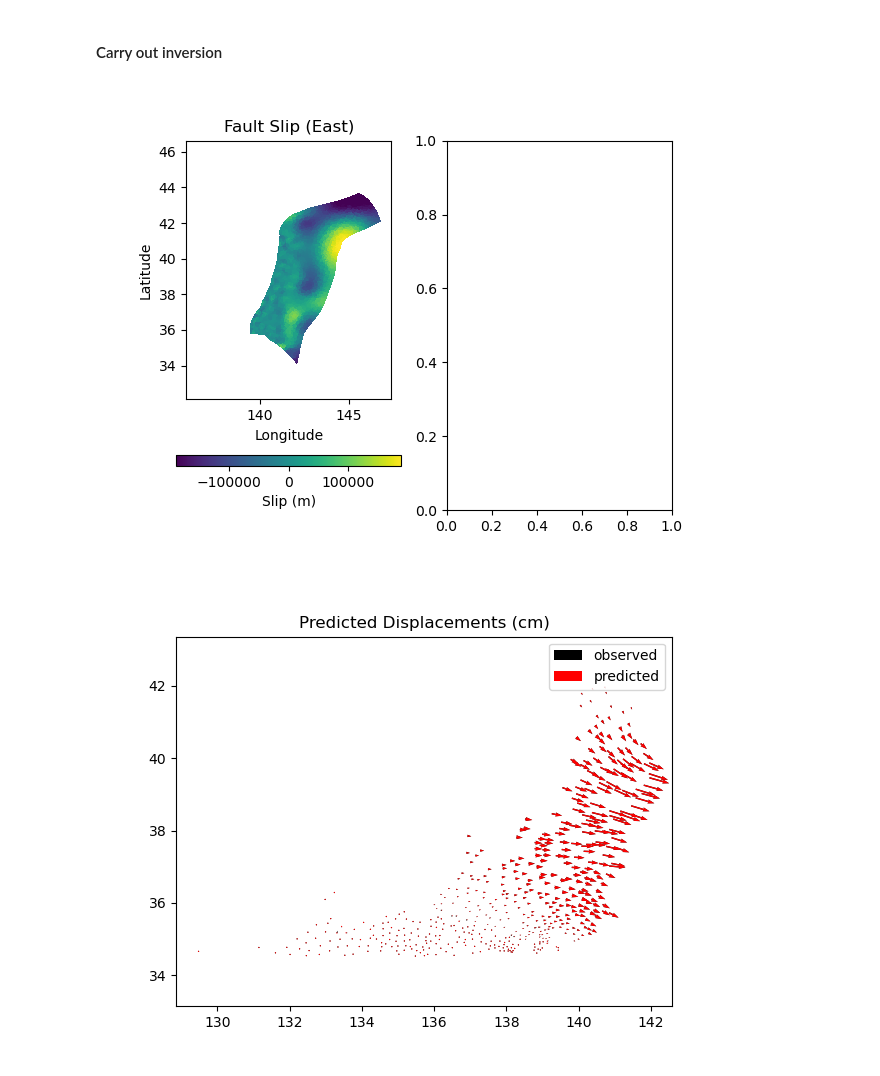
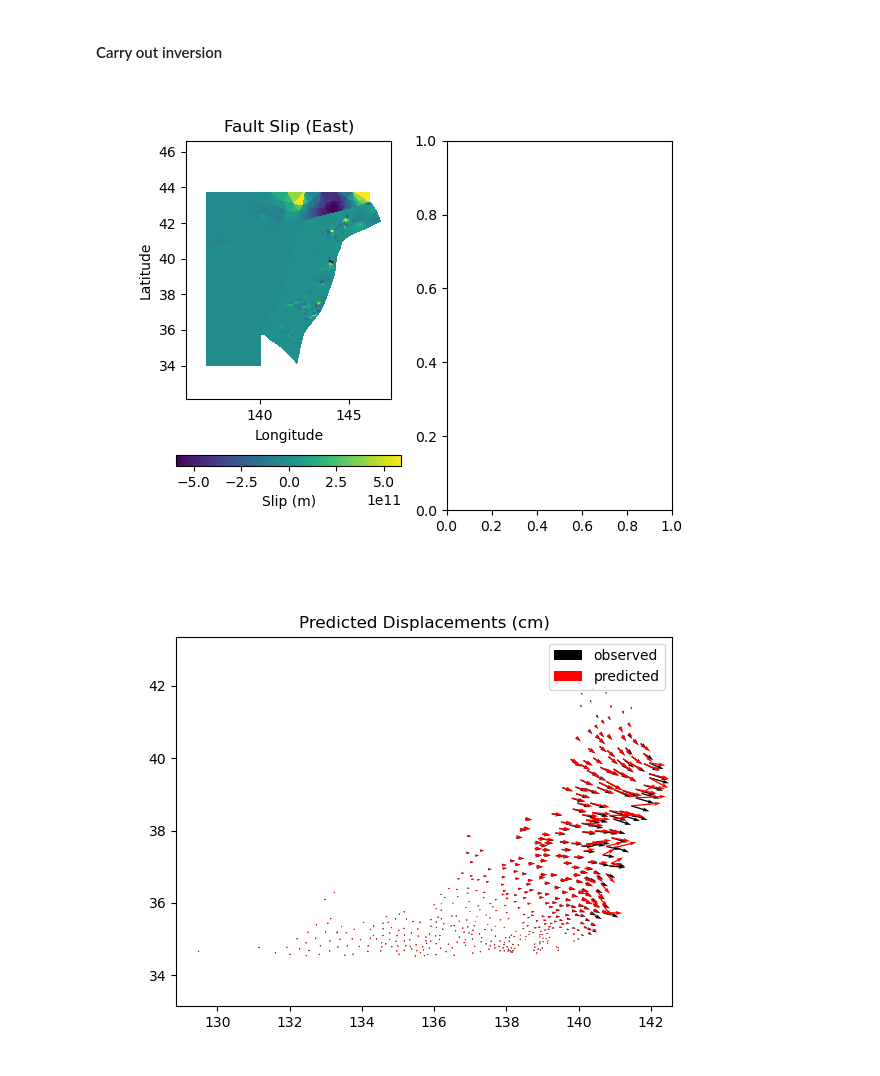
Before and after one commit to e-middleton/Emily_fault_displacement, a Jupyter notebook: fault_displacement.ipynb, the cells around one changed output. Cells and saved outputs as stored; diff of their text form; code cells hidden in the pictures.

```diff
--- a/fault_displacement.ipynb
+++ b/fault_displacement.ipynb
@@ -1417,7 +1479,7 @@ class Mesh:
                 setattr(self, key, value)
 
 # List of classes
-meshes = [Mesh(mesh), Mesh(horiz)]
+meshes = [Mesh(short_mesh), Mesh(horiz)]
 
 # Quick config class
 @dataclass
@@ -1447,6 +1509,23 @@ for mesh_idx in range(len(meshes)):
     # Get smoothing operator
 
     # Indices of shared sides in this mesh
+    share = celeri.spatial.get_shared_sides(meshes[mesh_idx].verts)
+    # Distances between centroids of shared elements
+    tri_shared_sides_distances = celeri.spatial.get_tri_shared_sides_distances(
+            share,
+            meshes[mesh_idx].x_centroid,
+            meshes[mesh_idx].y_centroid,
+            meshes[mesh_idx].z_centroid,
+        )
+    # Distance-scaled smoothing matrix
+    smat = celeri.spatial.get_tri_smoothing_matrix(
+            share, tri_shared_sides_distances
+        )
+    # Insert sparse matrix into full array
+    smoothing_mat[3*tri_beg_idx[mesh_idx]:3*tri_end_idx[mesh_idx], 3*tri_beg_idx[mesh_idx]:3*tri_end_idx[mesh_idx]] = smat.toarray()
+    # Get smoothing operator
+
+    # Indices of shared sides in this mesh
     # find which triangles share sides with which triangles, because in a group,
     # general idea: one triangle gets 3, other three around it get -1, end result after summation is smooth
     share = celeri.spatial.get_shared_sides(meshes[mesh_idx].verts)
@@ -1521,44 +1600,45 @@ pred_disp = disp_mat.dot(est_slip)
 # %%
 # plot for visualizing
 vec_scale = 2500
 plt.close('all')
 end_idx = 3*tri_end_idx[0] #end of fault elem beginning of cmi elem
 
 max_mag = np.abs(np.max(est_slip[1::3]))
 max_mag_f = np.abs(np.max(est_slip[1:end_idx:3]))
-#max_mag_h = np.abs(np.max(est_slip[end_idx::3]))/100
+max_mag_h = np.abs(np.max(est_slip[end_idx::3]))/100
 
 fig, ax = plt.subplots(1, 2)
-rso = ax[0].tripcolor(mesh["points"][:,0], mesh["points"][:,1], mesh["verts"], facecolors=(est_slip[1:end_idx:3]).flatten(), vmin=-max_mag_f, vmax=max_mag_f)
-#ax[0].tripcolor(horiz["points"][:,0], horiz["points"][:,1], horiz["verts"], facecolors=(est_slip[end_idx::3]/100).flatten())
+rso = ax[0].tripcolor(short_mesh["points"][:,0], short_mesh["points"][:,1], short_mesh["verts"],
+                      facecolors=(est_slip[1:end_idx:3]).flatten(), vmin=-max_mag_f, vmax=max_mag_f)
+ax[0].tripcolor(horiz["points"][:,0], horiz["points"][:,1], horiz["verts"], facecolors=(est_slip[end_idx::3]/100).flatten())
 cbar1 = fig.colorbar(rso, ax=ax[0], orientation='horizontal')
 cbar1.set_label("Slip (m)")
 ax[0].set(xlim=(xmin-2, xmax), ylim=(ymin, ymax), aspect='equal')
 ax[0].title.set_text("Fault Slip (East)") #graph 1
 ax[0].set_ylabel("Latitude")
 ax[0].set_xlabel("Longitude")
 plt.show()
 
 
-# rso = ax[1].tripcolor(horiz["points"][:,0], horiz["points"][:,1], horiz["verts"], facecolors=(est_slip[end_idx+1::3]/100).flatten(), vmin=-max_mag_h, vmax=max_mag_h)
-# cbar1 = fig.colorbar(rso, ax=ax[1], orientation='horizontal')
-# cbar1.set_label("Slip (m)")
-# #ax[1].quiver(gps.lon, gps.lat, pred_disp[0::3], pred_disp[1::3], scale=vec_scale, color='r', label="predicted")
-# #ax[1].quiver(gps.lon, gps.lat, gps.east_vel, gps.north_vel, scale=vec_scale, color='k', label='observed')
-# ax[1].set(xlim=(xmin-2, xmax), ylim=(ymin, ymax), aspect='equal')
-# ax[1].title.set_text("CMI Slip (East)") #graph 1
-# ax[1].set_ylabel("Latitude")
-# ax[1].set_xlabel("Longitude")
+rso = ax[1].tripcolor(horiz["points"][:,0], horiz["points"][:,1], horiz["verts"], facecolors=(est_slip[end_idx+1::3]/100).flatten(), vmin=-max_mag_h, vmax=max_mag_h)
+cbar1 = fig.colorbar(rso, ax=ax[1], orientation='horizontal')
+cbar1.set_label("Slip (m)")
+#ax[1].quiver(gps.lon, gps.lat, pred_disp[0::3], pred_disp[1::3], scale=vec_scale, color='r', label="predicted")
+#ax[1].quiver(gps.lon, gps.lat, gps.east_vel, gps.north_vel, scale=vec_scale, color='k', label='observed')
+ax[1].set(xlim=(xmin-2, xmax), ylim=(ymin, ymax), aspect='equal')
+ax[1].title.set_text("CMI Slip (East)") #graph 1
+ax[1].set_ylabel("Latitude")
+ax[1].set_xlabel("Longitude")
 
 
 fig, ax = plt.subplots()
 ax.quiver(gps.lon, gps.lat, gps.east_vel, gps.north_vel, scale=vec_scale, color='k', label='observed')
 ax.quiver(gps.lon, gps.lat, pred_disp[0::3], pred_disp[1::3], scale=vec_scale, color='r', label="predicted")
 #ax.quiver(gps.lon, gps.lat, data_vector[0:1497:3], data_vector[1:1497:3], scale=vec_scale, color='b')
 ax.axis("equal")
 plt.title("Predicted Displacements (cm)")
 plt.legend()
 plt.show()
 # %% [output]
-[figure, old version]
+[figure, new version]
-[figure, old version]
+[figure, new version]
```
Also changed, not shown: parts of 2 cells of this notebook.
